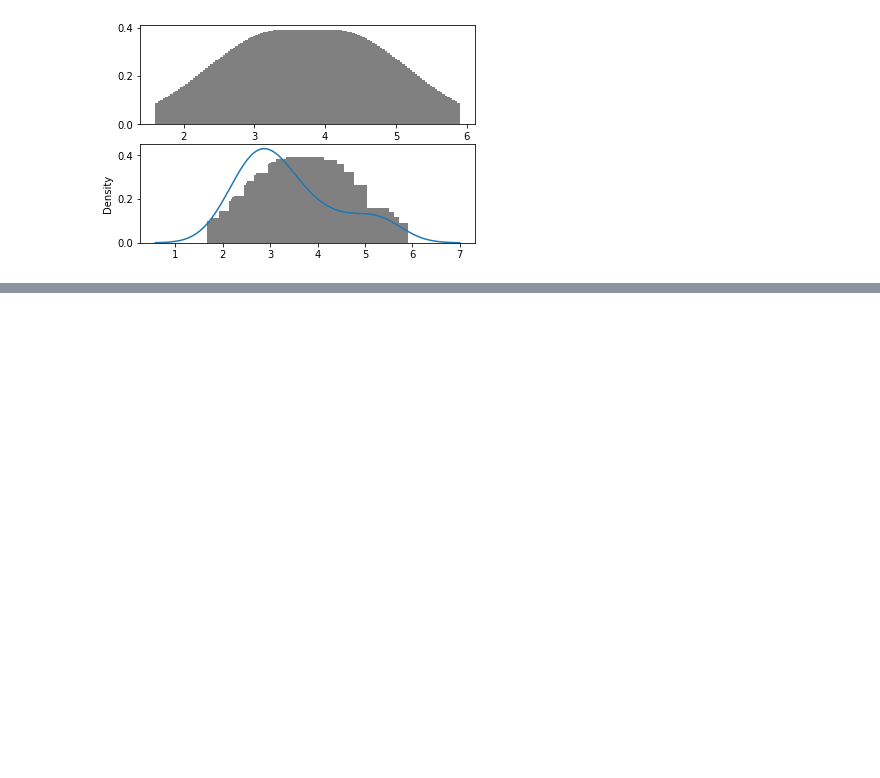
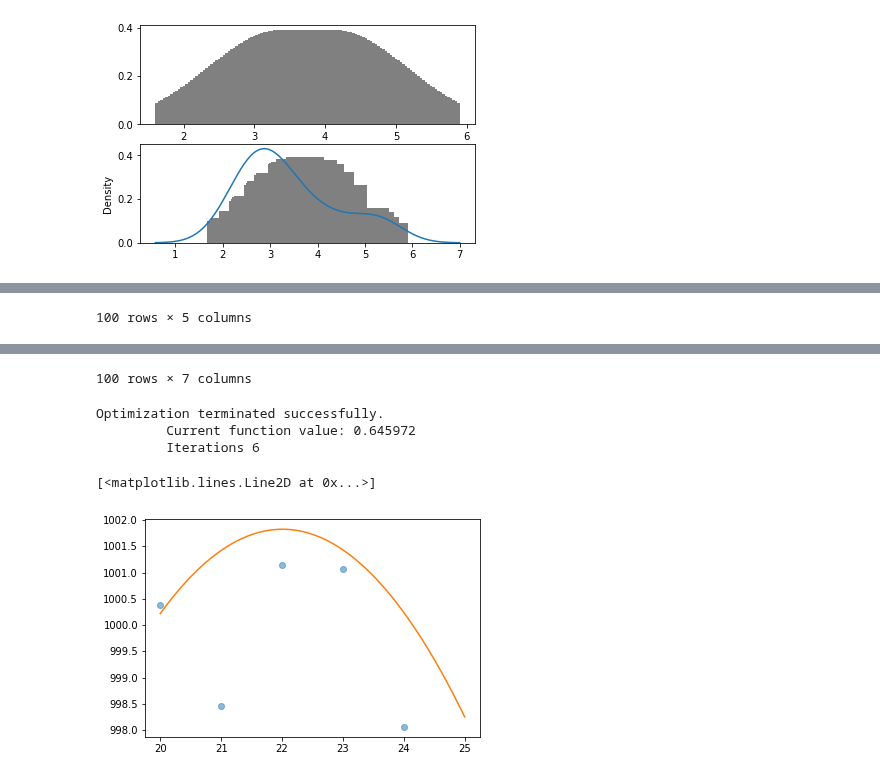
Before and after one commit to gabrielwithappy/python_study, a Jupyter notebook: Python_Basic.ipynb, the cells around one changed output, grey strips where cells are left out. Saved outputs shown, nothing was run; the diff lists cells and outputs as text; code cells hidden in the pictures; blank space fills up the shorter version.

Commit message:
multivariable regression

```diff
--- a/Python_Basic.ipynb
+++ b/Python_Basic.ipynb
@@ -2041,0 +2107,70 @@ ax[1] = sns.kdeplot(xs)
+# %%
+# multi variable regression
+import statsmodels.formula.api as smf
+import pandas as pd
+import matplotlib.pyplot as plt
+import numpy as np
+
+data_realinc = pd.Series(np.random.normal(1000,10, size=(100)))
+data_age = pd.Series(np.random.randint(20, 25, size=(100)))
+data_sex = pd.concat([pd.Series([0]*50), pd.Series([1]*50)], axis=0, ignore_index=True)
+grass_0 = pd.Series(np.random.randint(2, size=(50)))
+grass_1 = pd.Series(np.random.randint(2,  size=(50)))
+data_grass = pd.concat([grass_0, grass_1], axis = 0, ignore_index=True)
+
+educ_0 = pd.Series(np.random.normal(loc=12.73, scale=2.9, size=(50)))
+educ_1 = pd.Series(np.random.normal(loc=12.94, scale =3.2, size=(50)))
+data_educ = pd.concat([educ_0, educ_1], axis = 0,  ignore_index=True)
+
+df = pd.DataFrame({'age' : data_age,
+                   'realinc' : data_realinc,
+                   'sex' : data_sex,
+                   'grass' : data_grass,
+                   'educ' : data_educ})
+display(df)
+
+df['age2'] = df['age'] ** 2
+df['educ2'] = df['educ'] ** 2
+display(df)
+
+
+model_regression = smf.ols('realinc ~ educ + educ2 + age + age2', data=df).fit()
+model_logistic = smf.logit('grass ~ age + age2 + educ + educ2 + C(sex)', data=df).fit()
+
+
+# Multi variable regression
+grouped = df.groupby('age')
+mean_income_by_educ = grouped['realinc'].mean()
+plt.plot(mean_income_by_educ, 'o', alpha=0.5)
+
+
+df_predict = pd.DataFrame()
+df_predict['age'] = np.linspace(20, 25)
+df_predict['age2'] = df_predict['age']**2
+df_predict['educ'] = 12
+df_predict['educ2'] = df_predict['educ']**2
+
+pred = model_regression.predict(df_predict)
+plt.plot(df_predict['age'], pred)
+
+
+# Logistic Regression
+# df_predict = pd.DataFrame()
+# df_predict['age'] = np.linspace(20, 25)
+# df_predict['age2'] = df_predict['age']**2
+# df_predict['educ'] = 12
+# df_predict['educ2'] = df_predict['educ']**2
+
+# df_predict['sex'] = 1
+# pred1 = model_logistic.predict(df_predict)
+# df_predict['sex'] = 0
+# pred0 = model_logistic.predict(df_predict)
+# plt.clf()
+# grouped = df.groupby('age')
+# favor_by_age = grouped['grass'].mean()
+# plt.plot(favor_by_age, 'o', alpha=0.5)
+# plt.plot(df_predict['age'], pred1, label='Male')
+# plt.plot(df_predict['age'], pred0, label='Female')
+# plt.legend()
+# plt.show()
+# %% [output]
@@ -2041,0 +2189 @@ ax[1] = sns.kdeplot(xs)
+100 rows × 5 columns
@@ -2041,0 +2202,6 @@ ax[1] = sns.kdeplot(xs)
+100 rows × 7 columns
+Optimization terminated successfully.
+         Current function value: 0.645972
+         Iterations 6
+[<matplotlib.lines.Line2D at 0x...>]
+[figure, added]
```
Also changed, not shown: parts of 5 cells of this notebook.
